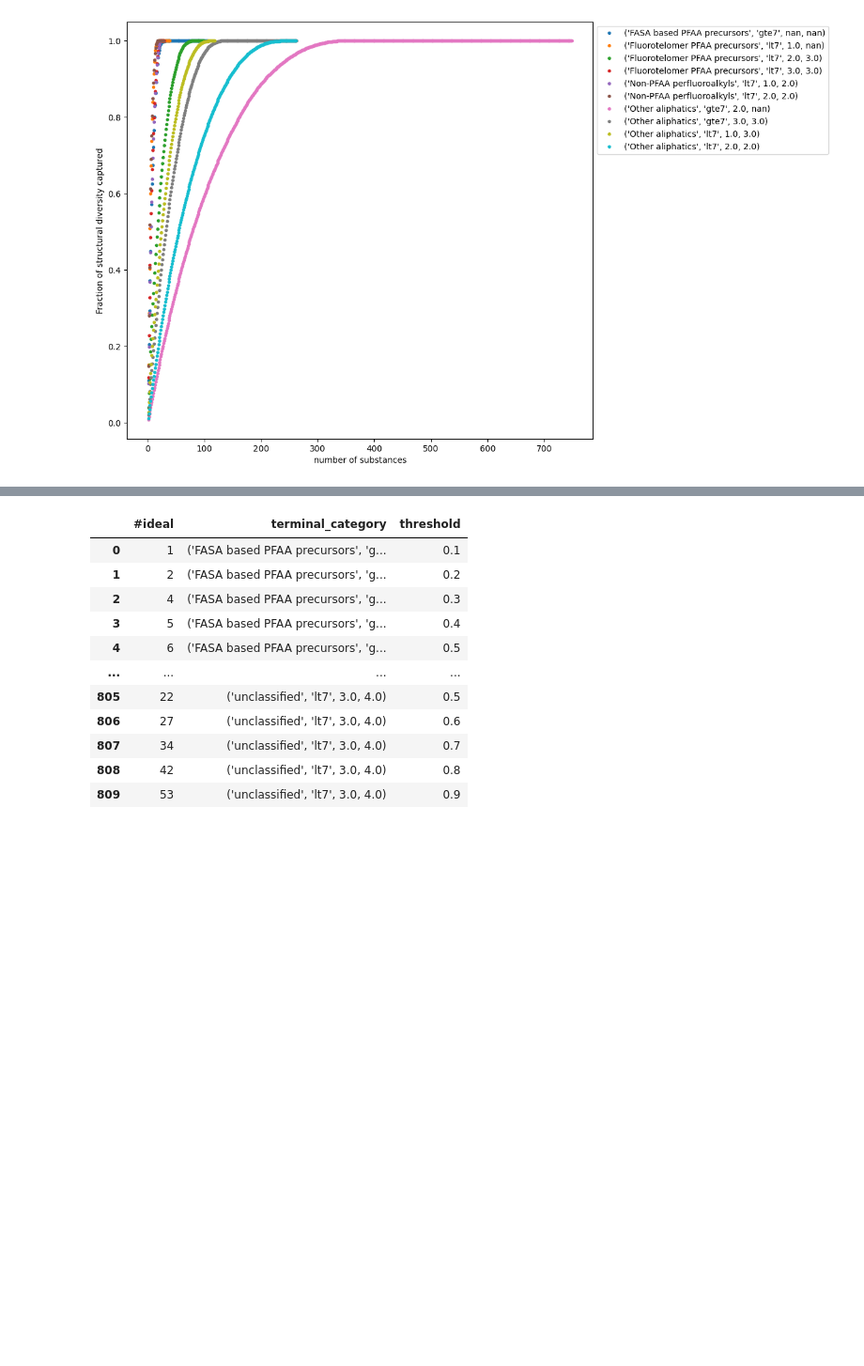
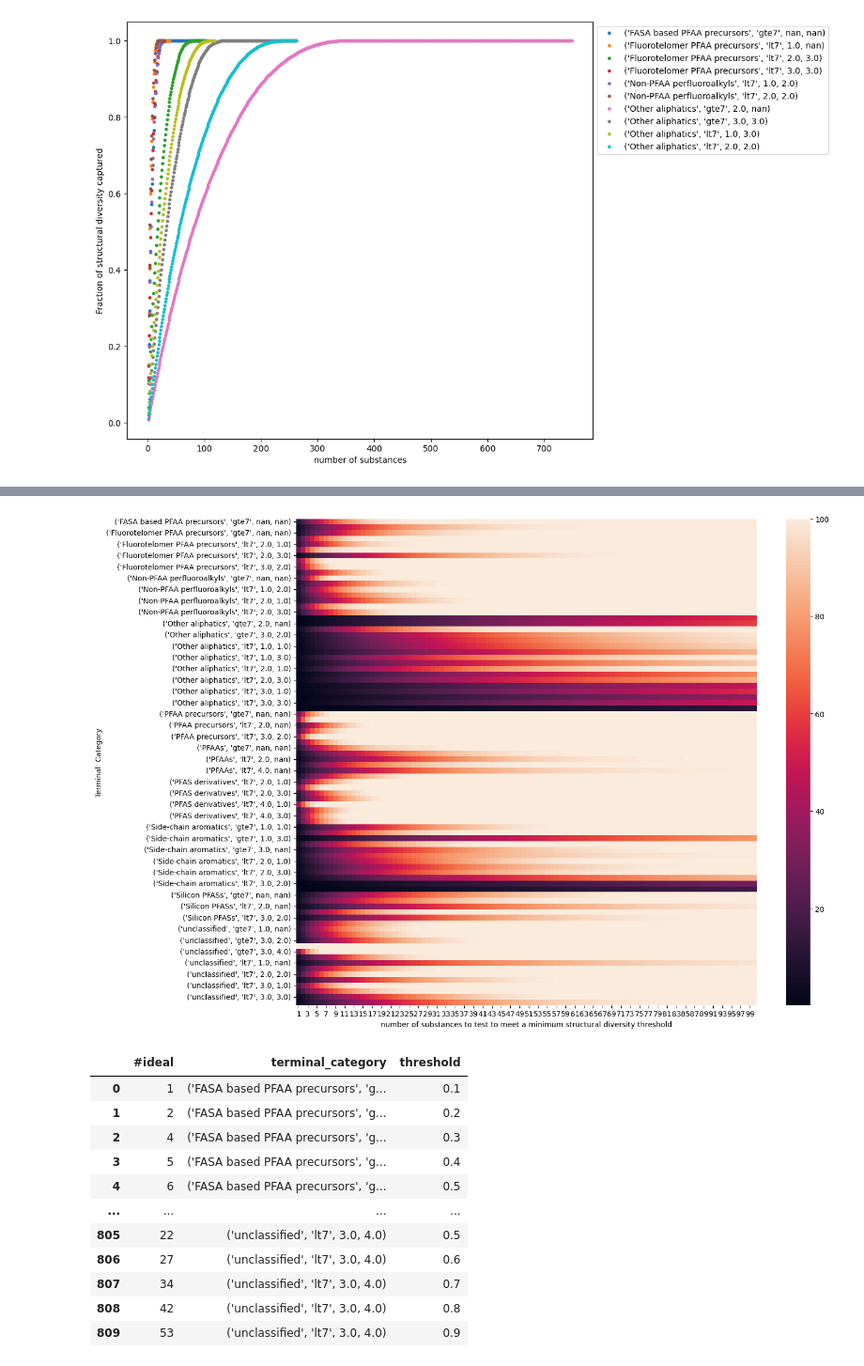
Before and after one commit to patlewig/nts_pfas, a Jupyter notebook: notebooks/07_structural_diversity_coverage_unconstrained.ipynb, the cells around one changed output, grey strips where cells are left out. Shown at 94% size. Cells and saved outputs as stored; diff of their text form; code cells hidden in the pictures; blank space fills up the shorter version.

```diff
--- a/notebooks/07_structural_diversity_coverage_unconstrained.ipynb
+++ b/notebooks/07_structural_diversity_coverage_unconstrained.ipynb
@@ -284,0 +294,10 @@ fig.savefig(figures_dir+'Figure1_structural_diversity_061123.png', dpi = 300, bb
+# %%
+newdf = pd.concat(mydf)
+# %%
+newdf['pct_norm_min'] = round(100*newdf['norm_min'],2)
+# %%
+new_df = pd.pivot_table(newdf, index = 'category', values = 'pct_norm_min', columns = '#')
+# %%
+new_df2 = new_df.copy()
+new_df2 = new_df2.replace(np.nan,100)
+new_df2
@@ -285,3 +319,12 @@ fig.savefig(figures_dir+'Figure1_structural_diversity_061123.png', dpi = 300, bb
+# %%
+plt.figure(figsize = (15,10))
+sns.heatmap(new_df2.iloc[:,:100])
+plt.xlabel('number of substances to test to meet a minimum structural diversity threshold')
+plt.ylabel('Terminal  Category')
+plt.tight_layout()
+plt.savefig(figures_dir+'structural_diversity_hm_261123.png', dpi = 300)
+# %% [output]
+[figure, added]
 # %%
 number_chems2 = []
 
```
Also changed, not shown: parts of 5 cells of this notebook, 5 other files.
